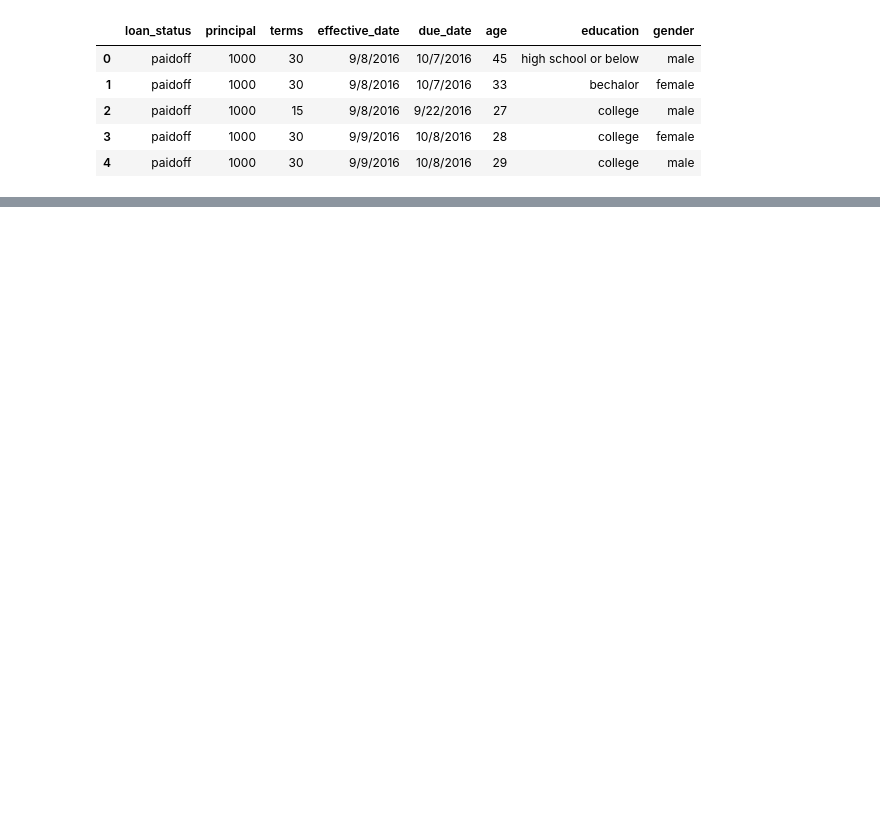
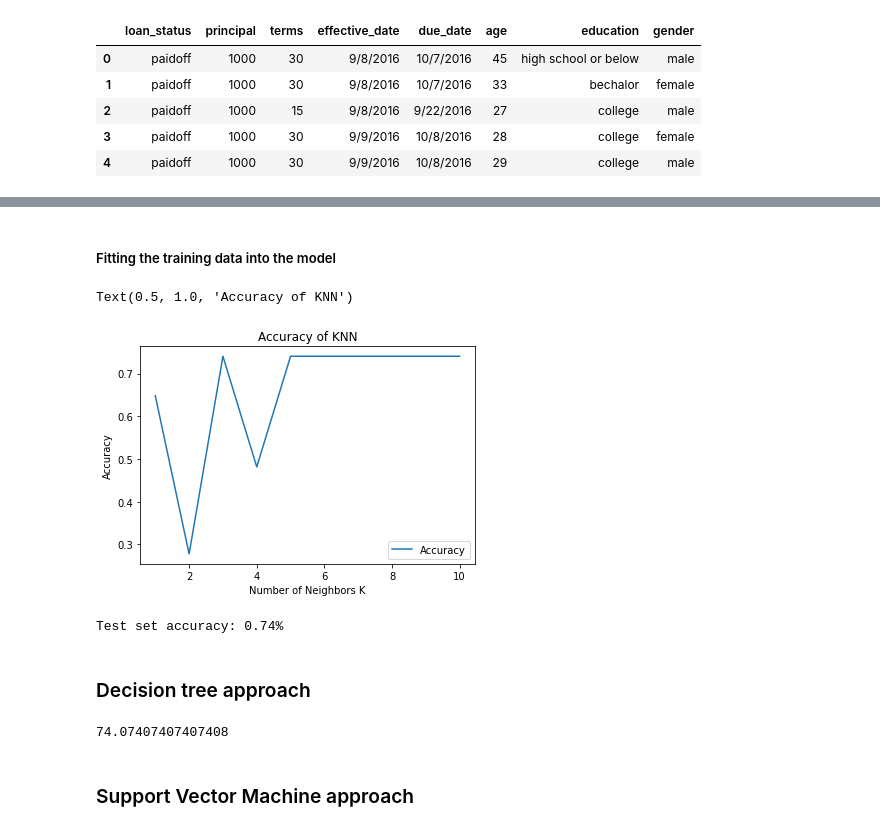
Before and after one commit to jasonwj96/machine-learning-with-python, a Jupyter notebook: Week 6 final exam.ipynb, the cells around one changed output, grey strips where cells are left out. Drawn from its saved outputs; the diff is of its cells as text; code cells hidden in the pictures; blank space fills up the shorter version.

Commit message:
KNN approach

```diff
--- a/Week 6 final exam.ipynb
+++ b/Week 6 final exam.ipynb
@@ -127,0 +179,4 @@ loan_df.head()
+# %%
+loan_df['due_date'] = pd.to_datetime(loan_df['due_date'])
+loan_df['effective_date'] = pd.to_datetime(loan_df['effective_date'])
+loan_df.head()
@@ -127,0 +194,3 @@ loan_df.head()
+# %%
+X_train = loan_df[['principal','terms','age','education_bechalor','education_college','education_high school or below','education_master or above','gender_male']]
+y_train = loan_df['loan_status_paidoff']
@@ -127,0 +199,2 @@ loan_df.head()
+# %%
+X_train = preprocessing.StandardScaler().fit(X).transform(X.astype(float))
@@ -127,0 +205,18 @@ loan_df.head()
+# %%
+
+test_df.columns = test_df.columns.str.lower()
+
+for col in test_df.columns:
+    if test_df[col].dtype == 'object':
+        test_df[col] = test_df[col].str.lower()
+
+encode_df = pd.DataFrame(
+    data=encoder.fit_transform(
+        test_df[['loan_status','education','gender']]).toarray(),
+        columns=encoder.get_feature_names(['loan_status','education','gender']))
+
+test_df = test_df.join(encode_df)
+
+test_df.drop(['unnamed: 0','unnamed: 0.1','loan_status','education','gender','gender_female','loan_status_collection'], axis=1, inplace=True)
+
+test_df.head()
@@ -127,0 +230,35 @@ loan_df.head()
+# %% [markdown]
+##### Fitting the training data into the model
+# %%
+K = 10
+acc_df = pd.DataFrame(columns=['Accuracy'])
+
+for k in range(1,K + 1):
+    knn = KNeighborsClassifier(n_neighbors=k)
+    knn.fit(X_train,y_train)
+    X_test = test_df[['principal','terms','age','education_bechalor','education_college','education_high school or below','education_master or above','gender_male']]
+    y_test = test_df['loan_status_paidoff']
+    predict = knn.predict(X_test)
+    acc_df.loc[k,['Accuracy']] = metrics.accuracy_score(y_test,predict)
+
+fig = sns.lineplot(data=acc_df)
+fig.set(xlabel ='Number of Neighbors K', ylabel = 'Accuracy')
+fig.set_title('Accuracy of KNN')
+# %% [output]
+Text(0.5, 1.0, 'Accuracy of KNN')
+[figure, added]
+# %%
+print(f'Test set accuracy: {"{:.2f}".format(acc_df["Accuracy"].max())}%')
+# %% [output]
+Test set accuracy: 0.74%
+# %% [markdown]
+### Decision tree approach
+# %%
+dtree = DecisionTreeClassifier()
+dtree.fit(X_train,y_train)
+dtree.predict(X_test)
+print(metrics.accuracy_score(y_test,dtree.predict(X_test)) * 100)
+# %% [output]
+74.07407407407408
+# %% [markdown]
+### Support Vector Machine approach
```
Also changed, not shown: parts of 14 cells of this notebook, 1 other file.
